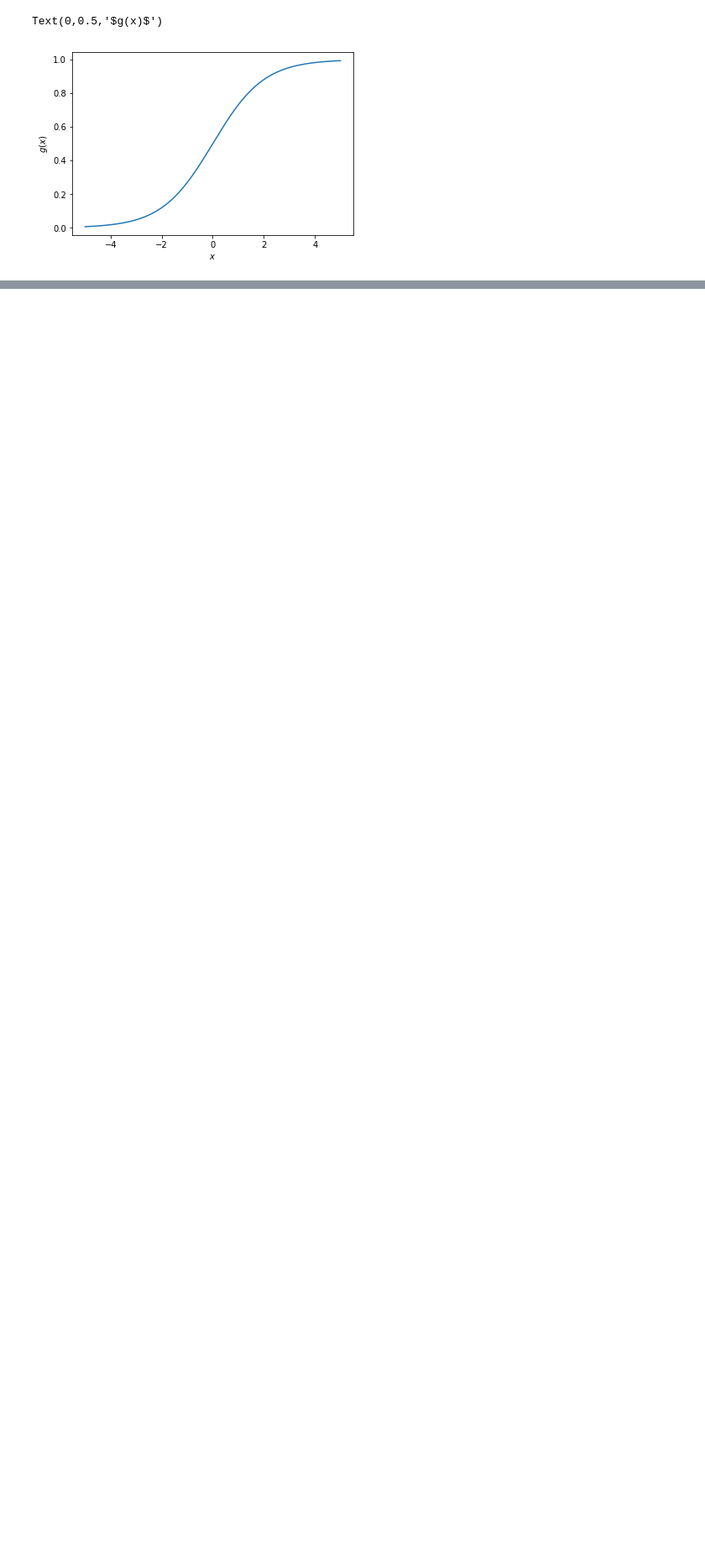
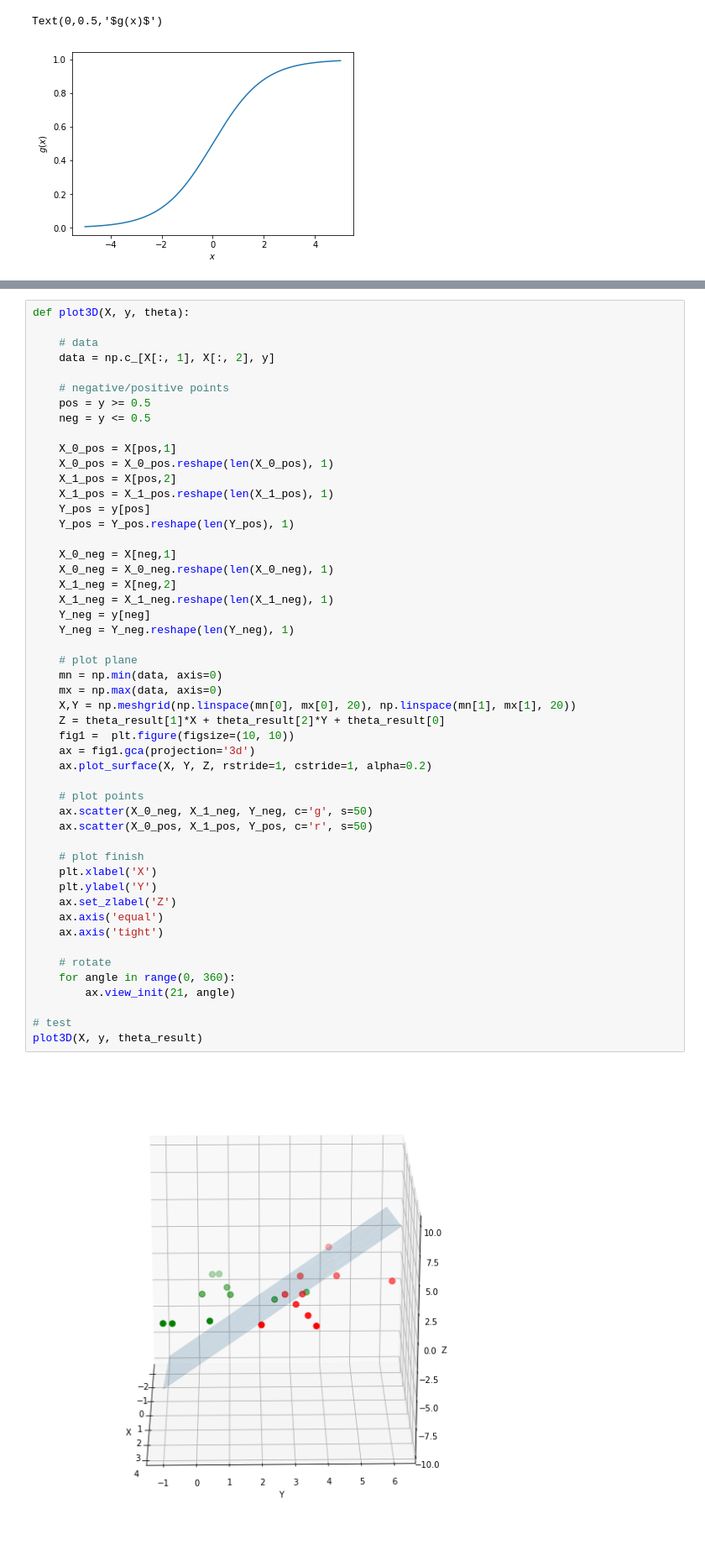
Before and after one commit to KonstantinKochetov/ML-implementations, a Jupyter notebook: Beleg3.ipynb, the cells around one changed output, grey strips where cells are left out. Shown: that part at 84% size. Saved outputs shown, nothing was run; the diff lists cells and outputs as text; blank space fills up the shorter version.

```diff
--- a/Beleg3.ipynb
+++ b/Beleg3.ipynb
@@ -215,0 +214,52 @@ plotDecisionBoundary(theta_result, X, y)
+# %%
+def plot3D(X, y, theta):
+
+    # data
+    data = np.c_[X[:, 1], X[:, 2], y]
+
+    # negative/positive points
+    pos = y >= 0.5
+    neg = y <= 0.5
+
+    X_0_pos = X[pos,1]
+    X_0_pos = X_0_pos.reshape(len(X_0_pos), 1)
+    X_1_pos = X[pos,2]
+    X_1_pos = X_1_pos.reshape(len(X_1_pos), 1)
+    Y_pos = y[pos]
+    Y_pos = Y_pos.reshape(len(Y_pos), 1)
+
+    X_0_neg = X[neg,1]
+    X_0_neg = X_0_neg.reshape(len(X_0_neg), 1)
+    X_1_neg = X[neg,2]
+    X_1_neg = X_1_neg.reshape(len(X_1_neg), 1)
+    Y_neg = y[neg]
+    Y_neg = Y_neg.reshape(len(Y_neg), 1)
+
+    # plot plane
+    mn = np.min(data, axis=0)
+    mx = np.max(data, axis=0)
+    X,Y = np.meshgrid(np.linspace(mn[0], mx[0], 20), np.linspace(mn[1], mx[1], 20))
+    Z = theta_result[1]*X + theta_result[2]*Y + theta_result[0]
+    fig1 =  plt.figure(figsize=(10, 10))
+    ax = fig1.gca(projection='3d')
+    ax.plot_surface(X, Y, Z, rstride=1, cstride=1, alpha=0.2)
+
+    # plot points
+    ax.scatter(X_0_neg, X_1_neg, Y_neg, c='g', s=50)
+    ax.scatter(X_0_pos, X_1_pos, Y_pos, c='r', s=50)
+
+    # plot finish
+    plt.xlabel('X')
+    plt.ylabel('Y')
+    ax.set_zlabel('Z')
+    ax.axis('equal')
+    ax.axis('tight')
+
+    # rotate
+    for angle in range(0, 360):
+        ax.view_init(21, angle)
+
+# test
+plot3D(X, y, theta_result)
+# %% [output]
+[figure, added]
```
Also changed, not shown: parts of 8 cells of this notebook.
